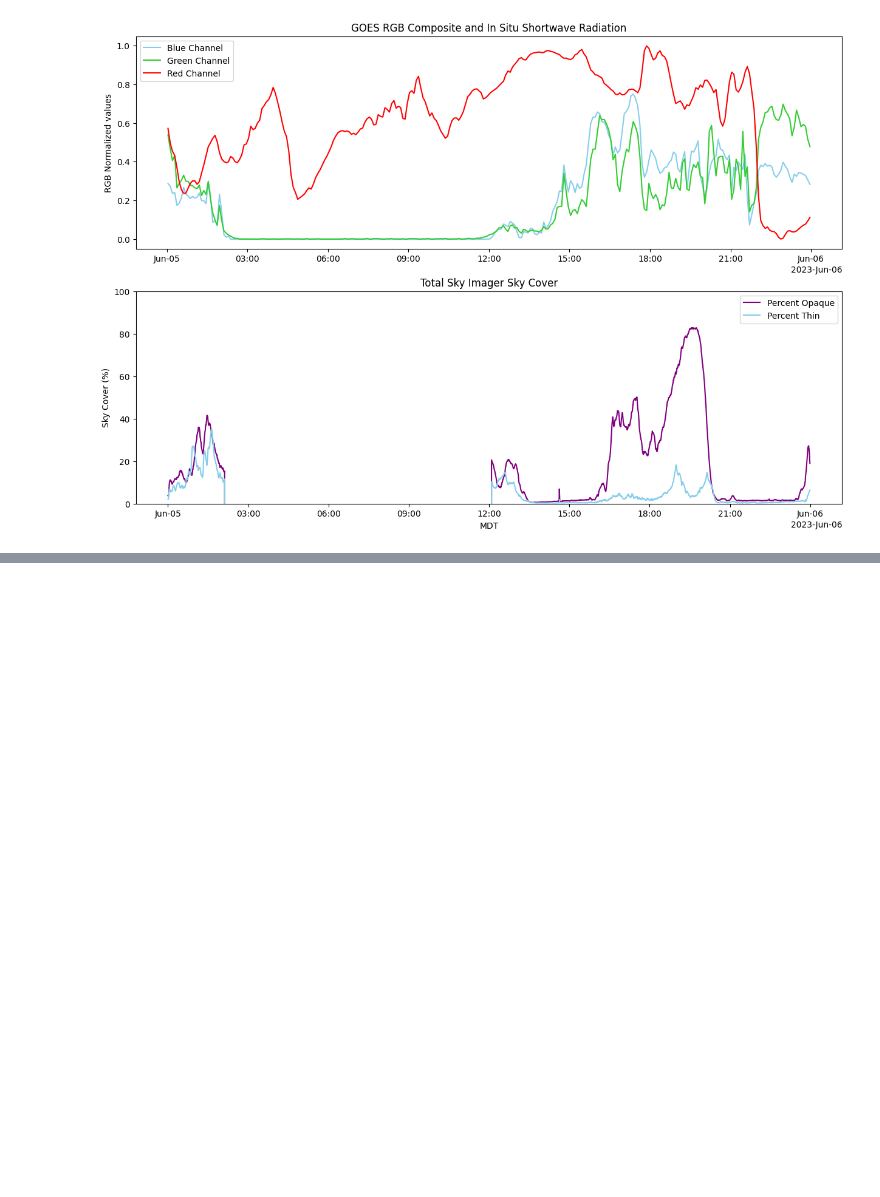
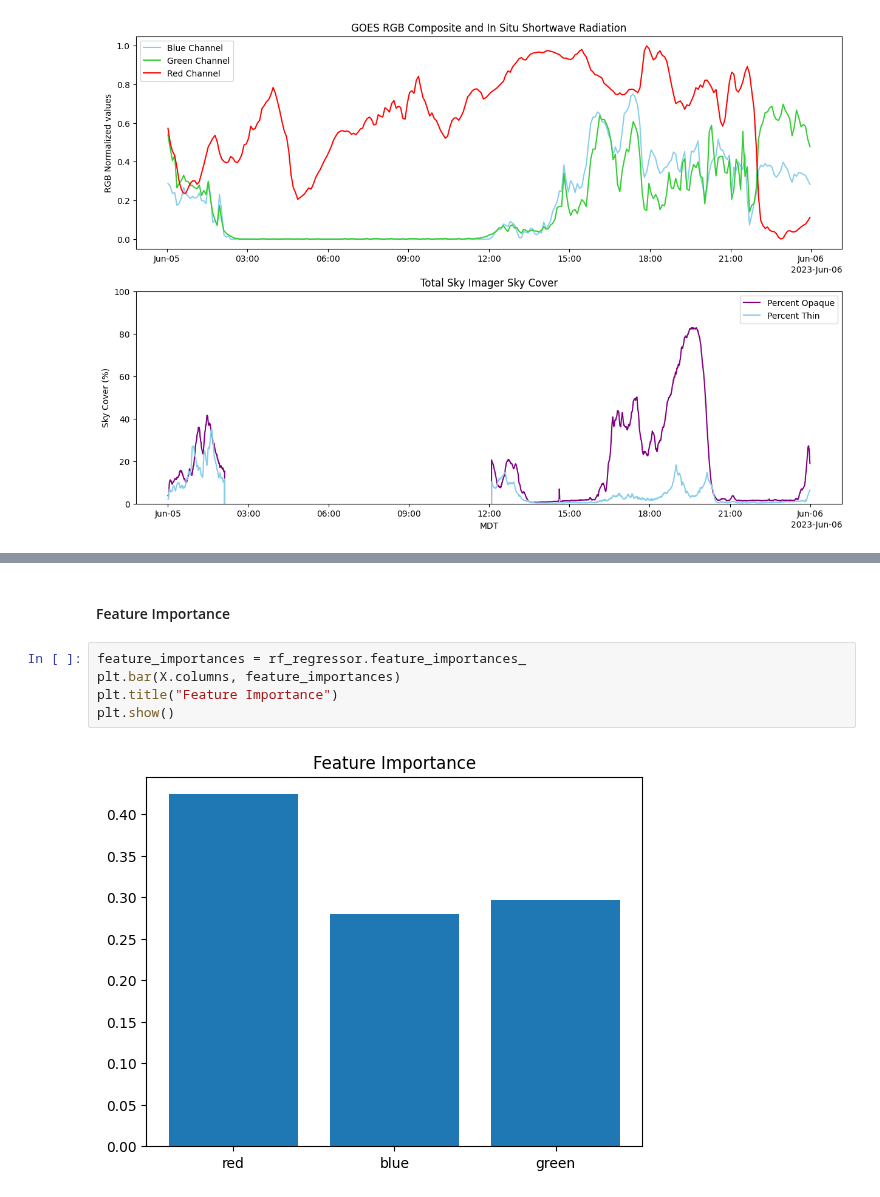
Before and after one commit to clinton-alden/goes_clouds, a Jupyter notebook: processing/04_compare_to_surface_obs.ipynb, the cells around one changed output, grey strips where cells are left out. Saved outputs shown, nothing was run; the diff lists cells and outputs as text; blank space fills up the shorter version.

```diff
--- a/processing/04_compare_to_surface_obs.ipynb
+++ b/processing/04_compare_to_surface_obs.ipynb
@@ -158,0 +255,9 @@ from sklearn.metrics import classification_report
+# %% [markdown]
+#### Feature Importance
+# %%
+feature_importances = rf_regressor.feature_importances_
+plt.bar(X.columns, feature_importances)
+plt.title("Feature Importance")
+plt.show()
+# %% [output]
+[figure, added]
```
Also changed, not shown: parts of 22 cells of this notebook.
